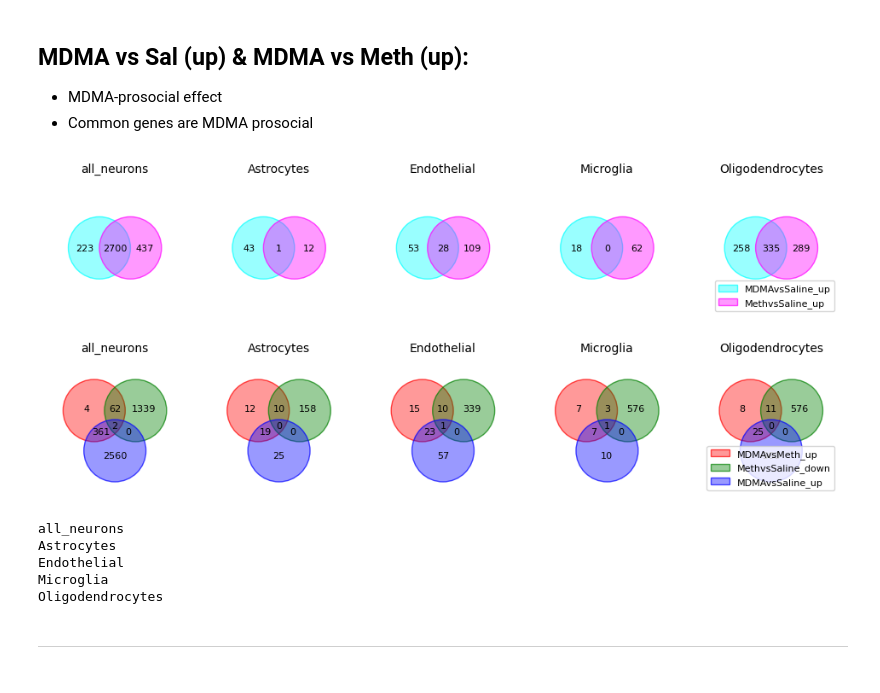
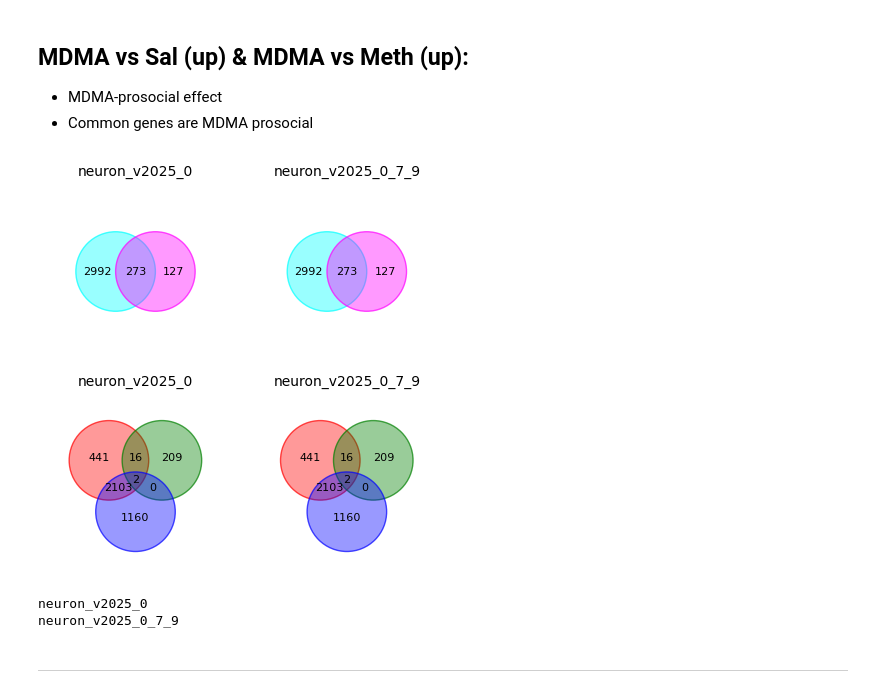
Before and after one commit to SABAFQ/MDMA-scRNAseq, a Jupyter notebook: 4-DEGs-overlapping-analysis.ipynb, the cells around one changed output. Cells and saved outputs as stored; diff of their text form; code cells hidden in the pictures.

```diff
--- a/4-DEGs-overlapping-analysis.ipynb
+++ b/4-DEGs-overlapping-analysis.ipynb
@@ -53,9 +53,15 @@ pv_thr = 0.05
 
 diffexp = {}
 
-for cond in ['all_neurons',
-             'Astrocytes', 'Endothelial', 'Microglia', 'Oligodendrocytes']:
+for cond in [
+    'neuron_v2025_0','neuron_v2025_0_7_9'
+    # 'all_neurons',
+    # 'neuron_0_3_4_5','neuron_0','neuron_3','neuron_4','neuron_5',
+    # 'Astrocytes', 'Endothelial', 'Microglia', 'Oligodendrocytes'
+    ]:
+
     print(cond)
+
     diffexp[cond] = {}
     for comp in ['MethvsSaline','MDMAvsMeth','MDMAvsSaline']:
         print(comp)
@@ -113,18 +119,18 @@ cmaps = ["cool", list("rgb"), "plasma", "viridis", "Set1"]
 # %% [markdown]
 ___
 # %%
-def plot_overlaps(A,B,C,D,save=False,fontsize=8):
+def plot_overlaps(A,B,C,D,conds, save=False,fontsize=8):
 
-    fig, axes = plt.subplots(ncols=5, nrows=2, figsize=(12, 5))
+    fig, axes = plt.subplots(ncols=2, nrows=2, figsize=(5, 5))
 
-    cell_types = ['all_neurons','Astrocytes', 'Endothelial', 'Microglia', 'Oligodendrocytes']
+    # conds = ['all_neurons','Astrocytes', 'Endothelial', 'Microglia', 'Oligodendrocytes']
 
-    for cond,ax,l in zip(cell_types, axes[0,[0,1,2,3,4]],[None,None,None,None,"lower right"]):
+    for cond,ax,l in zip(conds, axes[0,[0,1]],[None,None,None,None,"lower right"]):
         venn({comp: diffexp[cond][comp] for comp in [C,D]},
              ax=ax,legend_loc=l,fontsize=fontsize,cmap=cmaps[0])
         ax.set_title(cond,fontsize=10)
 
-    for cond,ax,l in zip(cell_types,axes[1,[0,1,2,3,4]],[None,None,None,None,"lower right"]):
+    for cond,ax,l in zip(conds,axes[1,[0,1]],[None,None,None,None,"lower right"]):
         venn({comp: diffexp[cond][comp] for comp in [A,B,C]},
              ax=ax,legend_loc=l,fontsize=fontsize,cmap=cmaps[1])
         ax.set_title(cond,fontsize=10)
@@ -139,14 +145,18 @@ def plot_overlaps(A,B,C,D,save=False,fontsize=8):
 # %%
 plot_overlaps(
     'MDMAvsMeth_up','MethvsSaline_down','MDMAvsSaline_up', 'MethvsSaline_up',
+    conds = ['neuron_v2025_0','neuron_v2025_0_7_9'],
     save = 'venn-up'
 )
 # %% [output]
-[figure, old version]
+[figure, new version]
 # %%
 overlaps = {}
 
-for cond in ['all_neurons','Astrocytes', 'Endothelial', 'Microglia', 'Oligodendrocytes']:
+for cond in [
+    'neuron_v2025_0','neuron_v2025_0_7_9'
+    # 'all_neurons','Astrocytes', 'Endothelial', 'Microglia', 'Oligodendrocytes'
+    ]:
     print(cond)
     A,B,C = ['MDMAvsMeth_up','MethvsSaline_down','MDMAvsSaline_up']
     a,b,c = [diffexp[cond][comp] for comp in [A,B,C]]
@@ -162,11 +172,8 @@ for cond in ['all_neurons','Astrocytes', 'Endothelial', 'Microglia', 'Oligodendr
         f"{A}&{B}&{C}":pd.DataFrame({"genes":[gene for gene in (a & b & c)]}).set_index('genes')
     })
 # %% [output]
-all_neurons
-Astrocytes
-Endothelial
-Microglia
-Oligodendrocytes
+neuron_v2025_0
+neuron_v2025_0_7_9
 # %%
 pd.concat(overlaps).to_csv('diffexp/venn-up.csv')
 # %%
```
Also changed, not shown: parts of 4 cells of this notebook, 40 other files.
